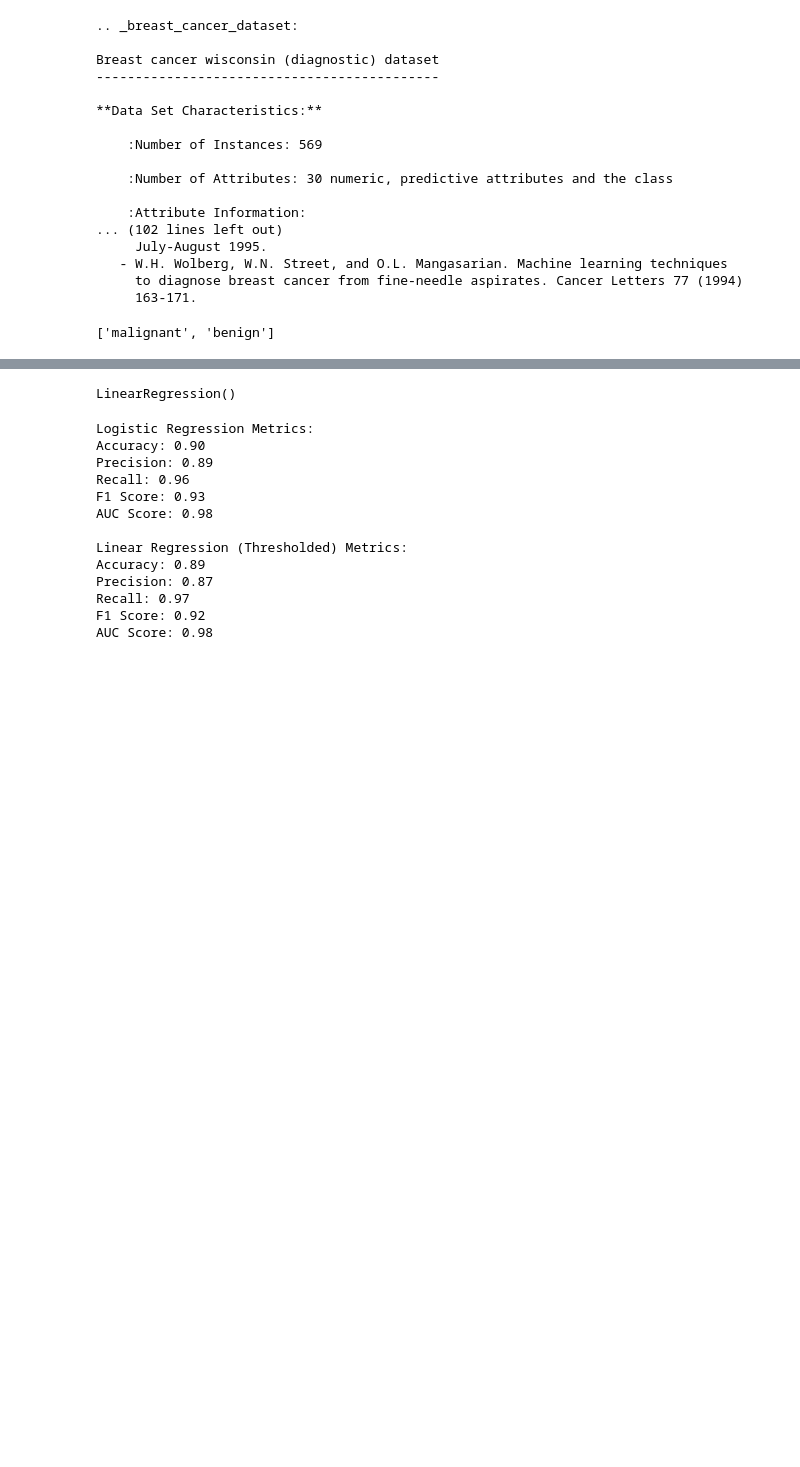
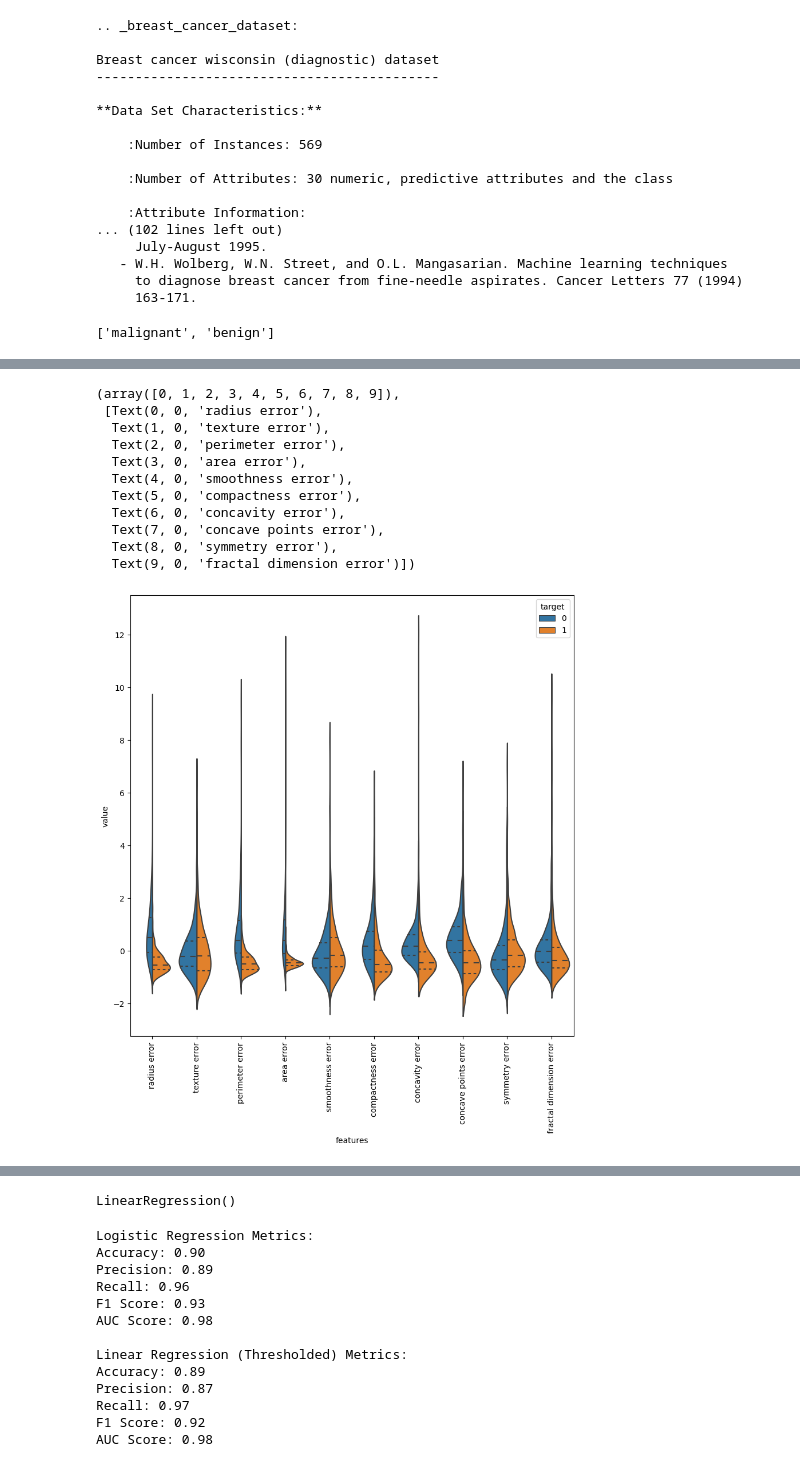
Before and after one commit to vKenjo/CS-ELEC-ML, a Jupyter notebook: Lec3/FA#1/main.ipynb, the cells around one changed output, grey strips where cells are left out. Cells and saved outputs as stored; diff of their text form; code cells hidden in the pictures; blank space fills up the shorter version.

```diff
--- a/Lec3/FA#1/main.ipynb
+++ b/Lec3/FA#1/main.ipynb
@@ -124,0 +157,22 @@ X_train_pca, X_test_pca = train_test_split(X_pca, test_size=0.2, random_state=42
+# %%
+# Second ten features
+data = pd.concat([y,data_n_2.iloc[:,10:20]],axis=1)
+data = pd.melt(data,id_vars="target",
+                    var_name="features",
+                    value_name='value')
+plt.figure(figsize=(10,10))
+sns.violinplot(x="features", y="value", hue="target", data=data,split=True, inner="quart")
+plt.xticks(rotation=90)
+# %% [output]
+(array([0, 1, 2, 3, 4, 5, 6, 7, 8, 9]),
+ [Text(0, 0, 'radius error'),
+  Text(1, 0, 'texture error'),
+  Text(2, 0, 'perimeter error'),
+  Text(3, 0, 'area error'),
+  Text(4, 0, 'smoothness error'),
+  Text(5, 0, 'compactness error'),
+  Text(6, 0, 'concavity error'),
+  Text(7, 0, 'concave points error'),
+  Text(8, 0, 'symmetry error'),
+  Text(9, 0, 'fractal dimension error')])
+[figure, added]
```
Also changed, not shown: parts of 13 cells of this notebook.
